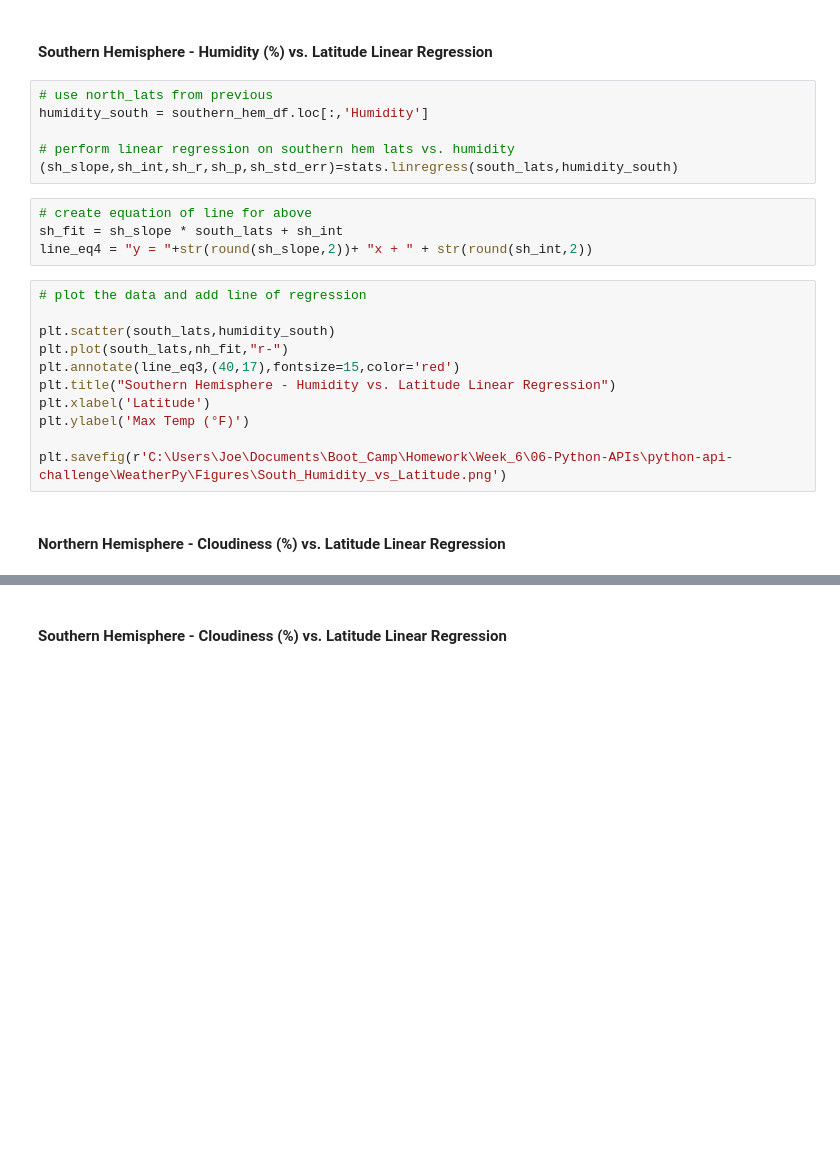
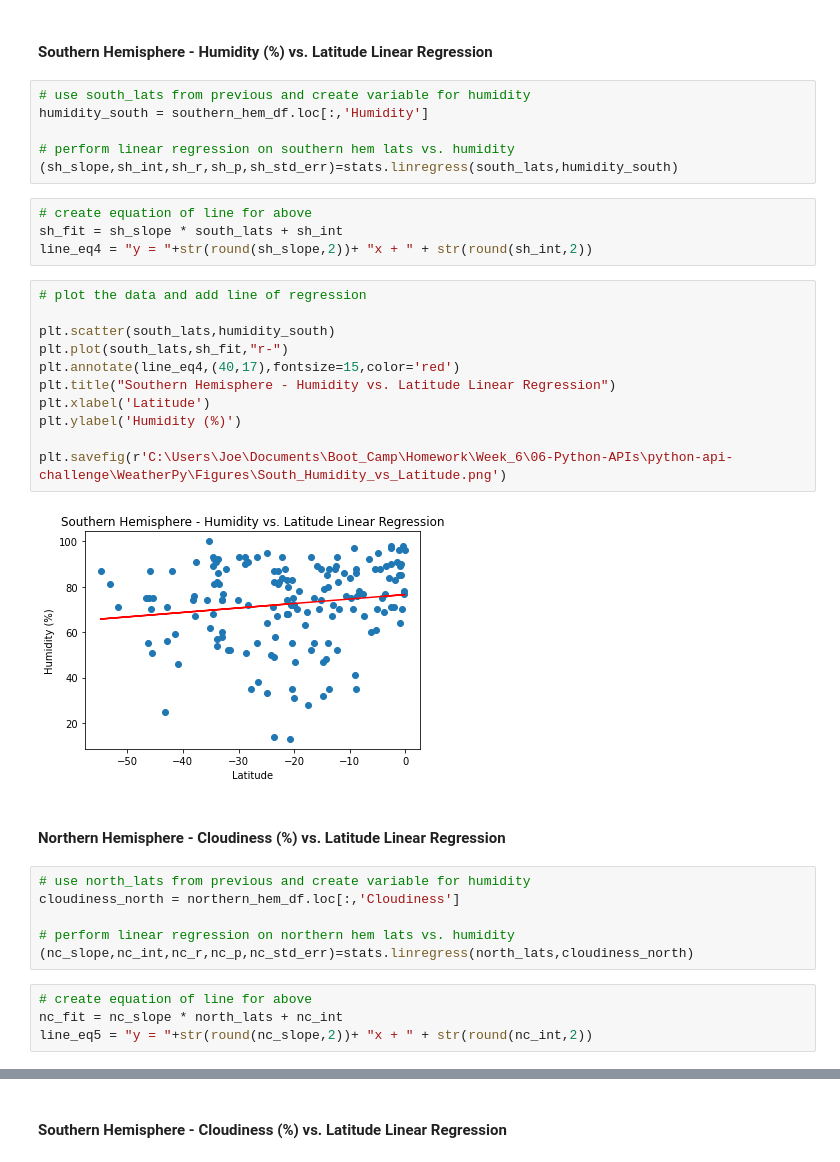
Before and after one commit to joe-m-2020/python-api-challenge, a Jupyter notebook: WeatherPy/WeatherPy.ipynb, the cells around one changed output, grey strips where cells are left out. Cells and saved outputs as stored; diff of their text form; blank space fills up the shorter version.

```diff
--- a/WeatherPy/WeatherPy.ipynb
+++ b/WeatherPy/WeatherPy.ipynb
@@ -310,7 +310,7 @@ plt.savefig(r'C:\Users\Joe\Documents\Boot_Camp\Homework\Week_6\06-Python-APIs\py
 # %% [markdown]
 ####  Southern Hemisphere - Humidity (%) vs. Latitude Linear Regression
 # %%
-# use north_lats from previous
+# use south_lats from previous and create variable for humidity
 humidity_south = southern_hem_df.loc[:,'Humidity']
 
 # perform linear regression on southern hem lats vs. humidity
@@ -322,13 +322,25 @@ line_eq4 = "y = "+str(round(sh_slope,2))+ "x + " + str(round(sh_int,2))
 # %%
 # plot the data and add line of regression
 
 plt.scatter(south_lats,humidity_south)
-plt.plot(south_lats,nh_fit,"r-")
-plt.annotate(line_eq3,(40,17),fontsize=15,color='red')
+plt.plot(south_lats,sh_fit,"r-")
+plt.annotate(line_eq4,(40,17),fontsize=15,color='red')
 plt.title("Southern Hemisphere - Humidity vs. Latitude Linear Regression")
 plt.xlabel('Latitude')
-plt.ylabel('Max Temp (°F)')
+plt.ylabel('Humidity (%)')
 
 plt.savefig(r'C:\Users\Joe\Documents\Boot_Camp\Homework\Week_6\06-Python-APIs\python-api-challenge\WeatherPy\Figures\South_Humidity_vs_Latitude.png')
+# %% [output]
+[figure, added]
 # %% [markdown]
 ####  Northern Hemisphere - Cloudiness (%) vs. Latitude Linear Regression
+# %%
+# use north_lats from previous and create variable for humidity
+cloudiness_north = northern_hem_df.loc[:,'Cloudiness']
+
+# perform linear regression on northern hem lats vs. humidity
+(nc_slope,nc_int,nc_r,nc_p,nc_std_err)=stats.linregress(north_lats,cloudiness_north)
+# %%
+# create equation of line for above
+nc_fit = nc_slope * north_lats + nc_int
+line_eq5 = "y = "+str(round(nc_slope,2))+ "x + " + str(round(nc_int,2))
```
Also changed, not shown: parts of 12 cells of this notebook, 6 other files.
